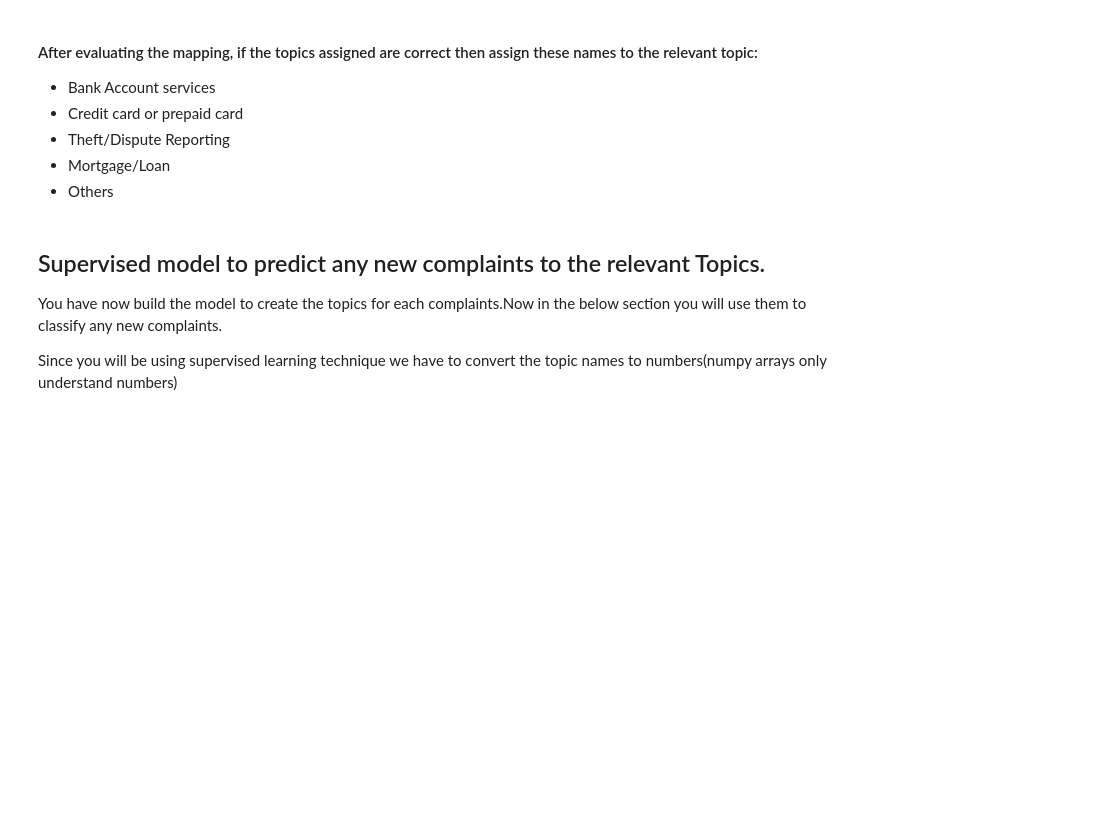
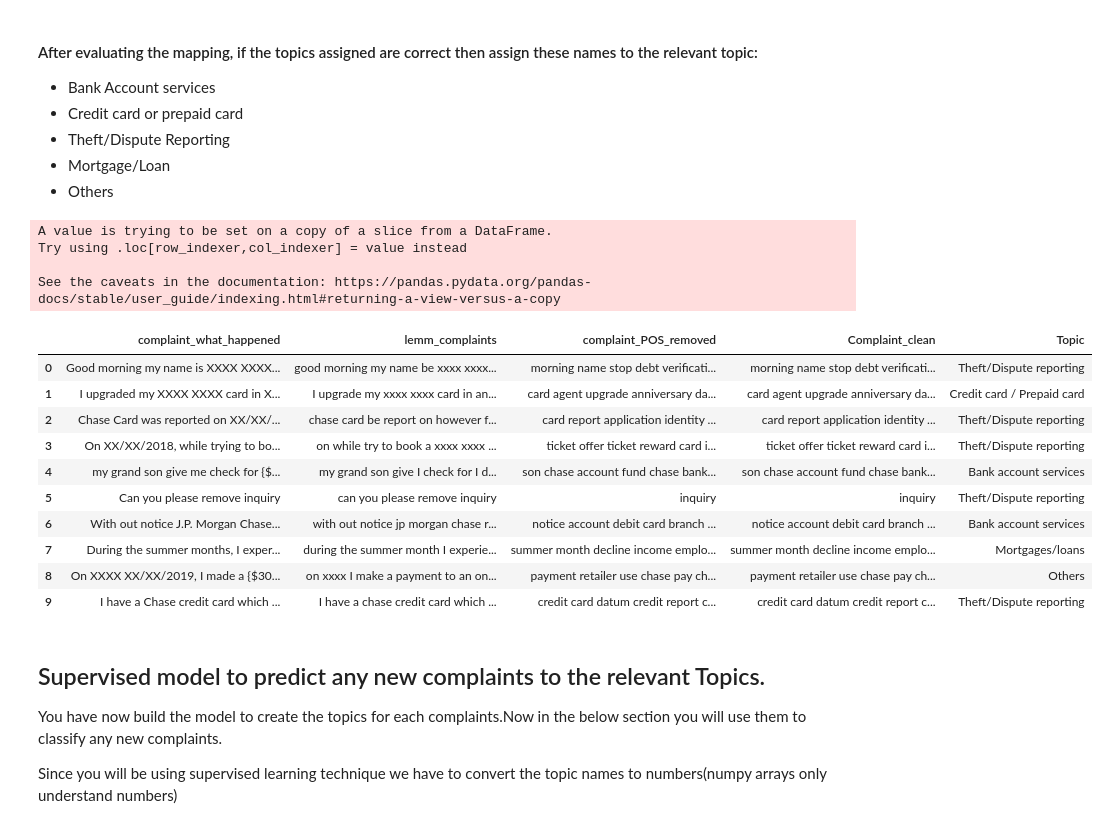
Before and after one commit to karthickchetti/Automatic_Ticket_Classification-NLP-Topic-Modelling, a Jupyter notebook: Automatic_Ticket_Classification_Assignment.ipynb, the cells around one changed output. Cells and saved outputs as stored; diff of their text form; code cells hidden in the pictures; blank space fills up the shorter version.

```diff
--- a/Automatic_Ticket_Classification_Assignment.ipynb
+++ b/Automatic_Ticket_Classification_Assignment.ipynb
@@ -408,2 +436,3 @@ df_clean['Topic'] = #write your code to assign topics to each rows.
 # %%
+df_clean["Topic"]=W["Topic"]
 df_clean.head()
@@ -427,5 +475,26 @@ df_clean['Topic'] = df_clean['Topic'].map(Topic_names)
+# %%
+Topic_names = {0:"Bank account services",1:"Credit card / Prepaid card",2:"Mortgages/loans",3:"Theft/Dispute reporting",4:"Others"}
+#Replace Topics with Topic Names
+df_clean['Topic'] = df_clean['Topic'].map(Topic_names)
+# %% [output]
+A value is trying to be set on a copy of a slice from a DataFrame.
+Try using .loc[row_indexer,col_indexer] = value instead
+
+See the caveats in the documentation: https://pandas.pydata.org/pandas-docs/stable/user_guide/indexing.html#returning-a-view-versus-a-copy
 # %%
-df_clean
+df_clean.head(10)
+# %% [output]
+|  | complaint_what_happened | lemm_complaints | complaint_POS_removed | Complaint_clean | Topic |
+| 0 | Good morning my name is XXXX XXXX... | good morning my name be xxxx xxxx... | morning name stop debt verificati... | morning name stop debt verificati... | Theft/Dispute reporting |
+| 1 | I upgraded my XXXX XXXX card in X... | I upgrade my xxxx xxxx card in an... | card agent upgrade anniversary da... | card agent upgrade anniversary da... | Credit card / Prepaid card |
+| 2 | Chase Card was reported on XX/XX/... | chase card be report on however f... | card report application identity ... | card report application identity ... | Theft/Dispute reporting |
+| 3 | On XX/XX/2018, while trying to bo... | on while try to book a xxxx xxxx ... | ticket offer ticket reward card i... | ticket offer ticket reward card i... | Theft/Dispute reporting |
+| 4 | my grand son give me check for {$... | my grand son give I check for I d... | son chase account fund chase bank... | son chase account fund chase bank... | Bank account services |
+| 5 | Can you please remove inquiry | can you please remove inquiry | inquiry | inquiry | Theft/Dispute reporting |
+| 6 | With out notice J.P. Morgan Chase... | with out notice jp morgan chase r... | notice account debit card branch ... | notice account debit card branch ... | Bank account services |
+| 7 | During the summer months, I exper... | during the summer month I experie... | summer month decline income emplo... | summer month decline income emplo... | Mortgages/loans |
+| 8 | On XXXX XX/XX/2019, I made a {$30... | on xxxx I make a payment to an on... | payment retailer use chase pay ch... | payment retailer use chase pay ch... | Others |
+| 9 | I have a Chase credit card which ... | I have a chase credit card which ... | credit card datum credit report c... | credit card datum credit report c... | Theft/Dispute reporting |
 # %% [markdown]
 ## Supervised model to predict any new complaints to the relevant Topics.
 
```
Also changed, not shown: parts of 7 cells of this notebook.
